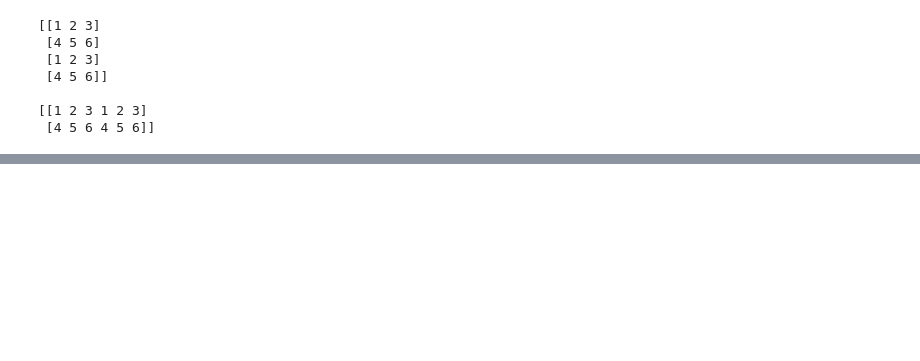
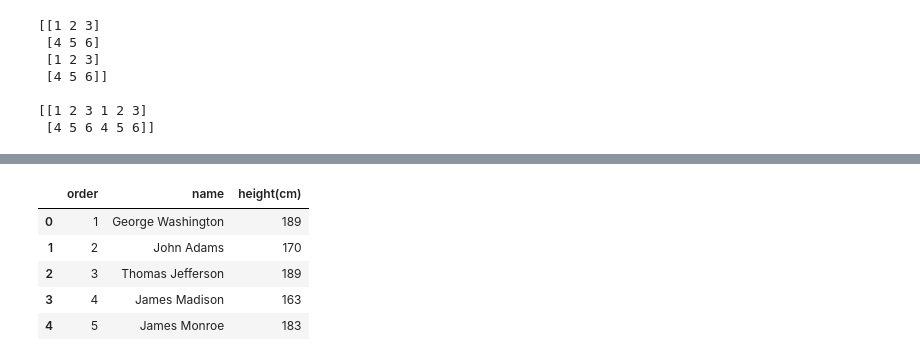
Before and after one commit to KeerthivsasanP/AI-and-ML-practice, a Jupyter notebook: numpy_lessons.ipynb, the cells around one changed output, grey strips where cells are left out. Saved outputs shown, nothing was run; the diff lists cells and outputs as text; code cells hidden in the pictures; blank space fills up the shorter version.

```diff
--- a/numpy_lessons.ipynb
+++ b/numpy_lessons.ipynb
@@ -451,0 +677,10 @@ array([[[1, 2, 3, 1, 2, 3],
+# %%
+data = pd.read_csv("sample dataset/president_heights.csv")
+data.head(5)
+# %% [output]
+|  | order | name | height(cm) |
+| 0 | 1 | George Washington | 189 |
+| 1 | 2 | John Adams | 170 |
+| 2 | 3 | Thomas Jefferson | 189 |
+| 3 | 4 | James Madison | 163 |
+| 4 | 5 | James Monroe | 183 |
```
Also changed, not shown: parts of 77 cells of this notebook.
